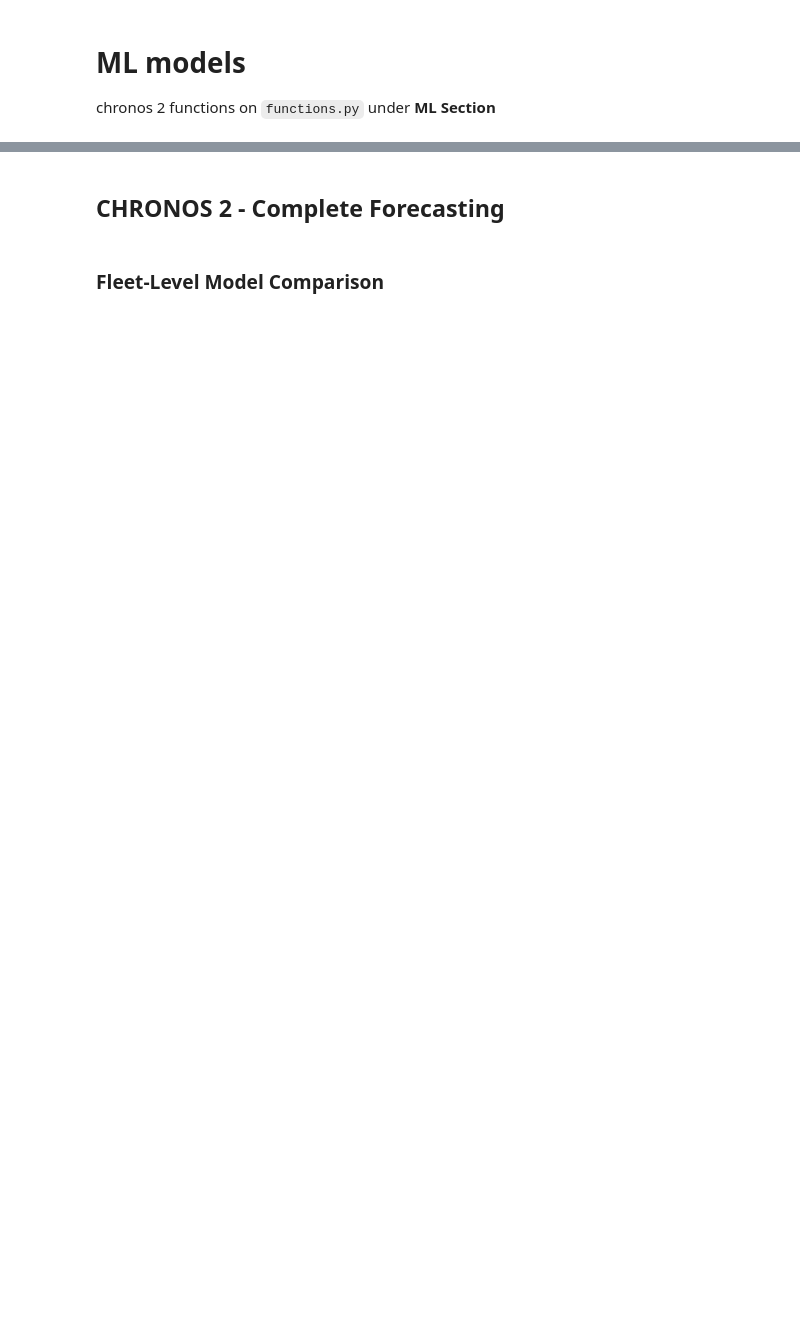
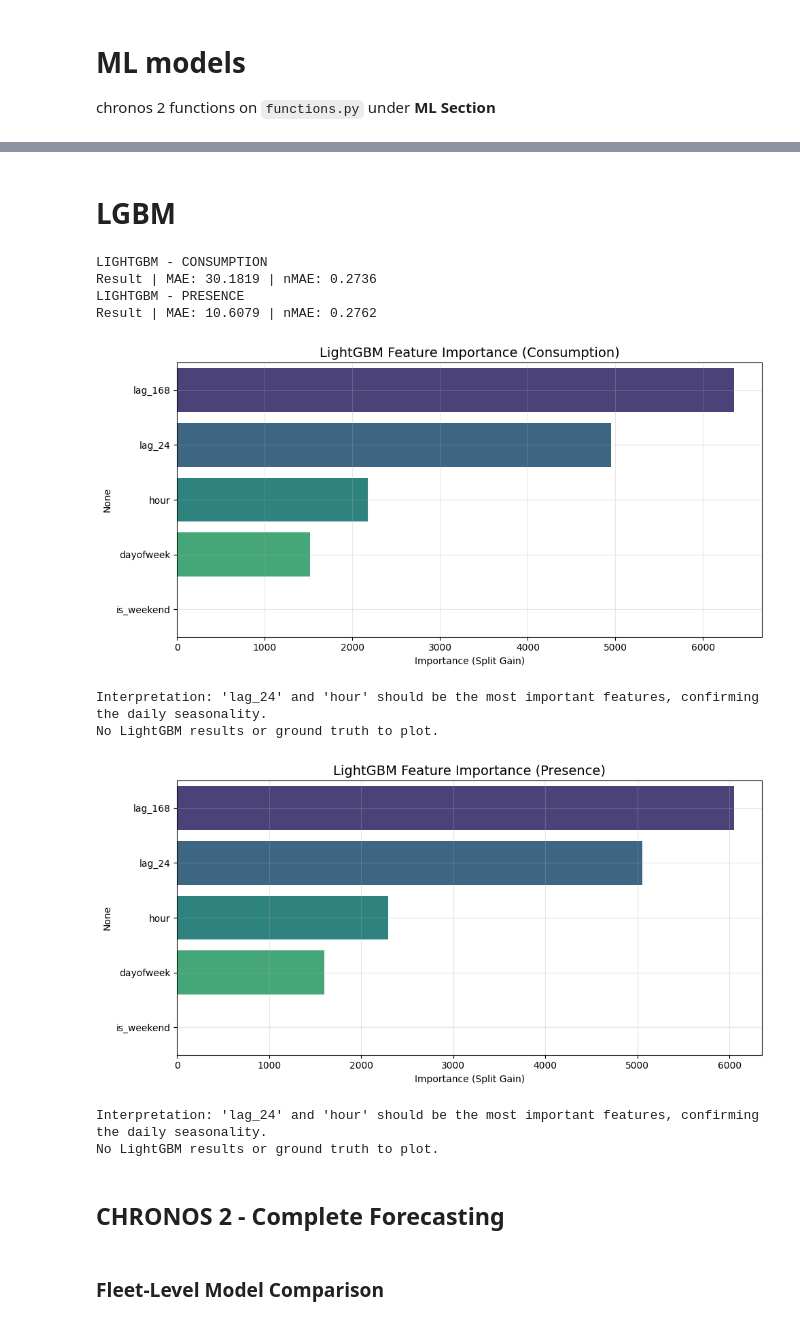
Before and after one commit to ManuCa93/time_series_final, a Jupyter notebook: notebook.ipynb, the cells around one changed output, grey strips where cells are left out. Drawn from its saved outputs; the diff is of its cells as text; code cells hidden in the pictures; blank space fills up the shorter version.

```diff
--- a/notebook.ipynb
+++ b/notebook.ipynb
@@ -631,3 +598,25 @@ Chronos 2 (Foundation Model):
+# %% [markdown]
+# LGBM
+# %%
+lgbm_c = train_lgbm_fleet(fleet_ts['consumption'], 'Consumption')
+lgbm_p = train_lgbm_fleet(fleet_ts['presence'], 'Presence')
+# %% [output]
+LIGHTGBM - CONSUMPTION
+Result | MAE: 30.1819 | nMAE: 0.2736
+LIGHTGBM - PRESENCE
+Result | MAE: 10.6079 | nMAE: 0.2762
+# %%
+plot_lgbm_feature_importance(lgbm_c, 'Consumption')
+plot_lgbm_predictions(lgbm_c, 'Consumption')
+plot_lgbm_feature_importance(lgbm_p, 'Presence')
+plot_lgbm_predictions(lgbm_p, 'Presence')
+# %% [output]
+[figure, added]
+Interpretation: 'lag_24' and 'hour' should be the most important features, confirming the daily seasonality.
+No LightGBM results or ground truth to plot.
+[figure, added]
+Interpretation: 'lag_24' and 'hour' should be the most important features, confirming the daily seasonality.
+No LightGBM results or ground truth to plot.
 # %% [markdown]
 ## CHRONOS 2 - Complete Forecasting
 # %% [markdown]
```
Also changed, not shown: parts of 16 cells of this notebook, 1 other file.
